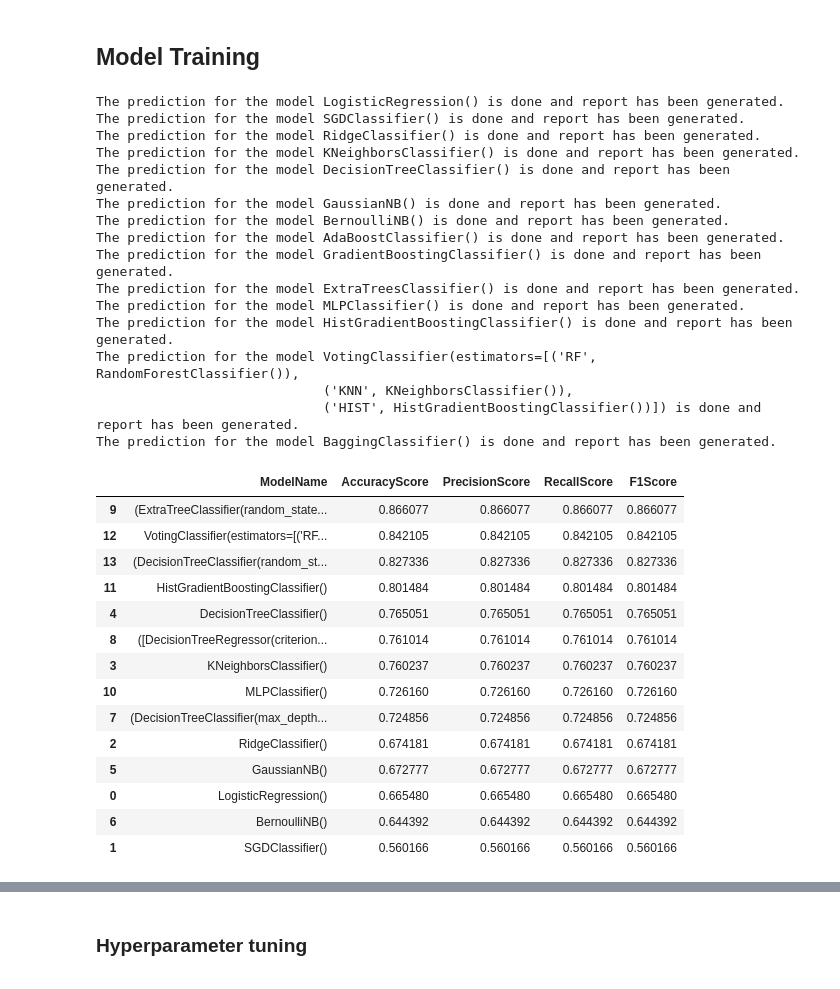
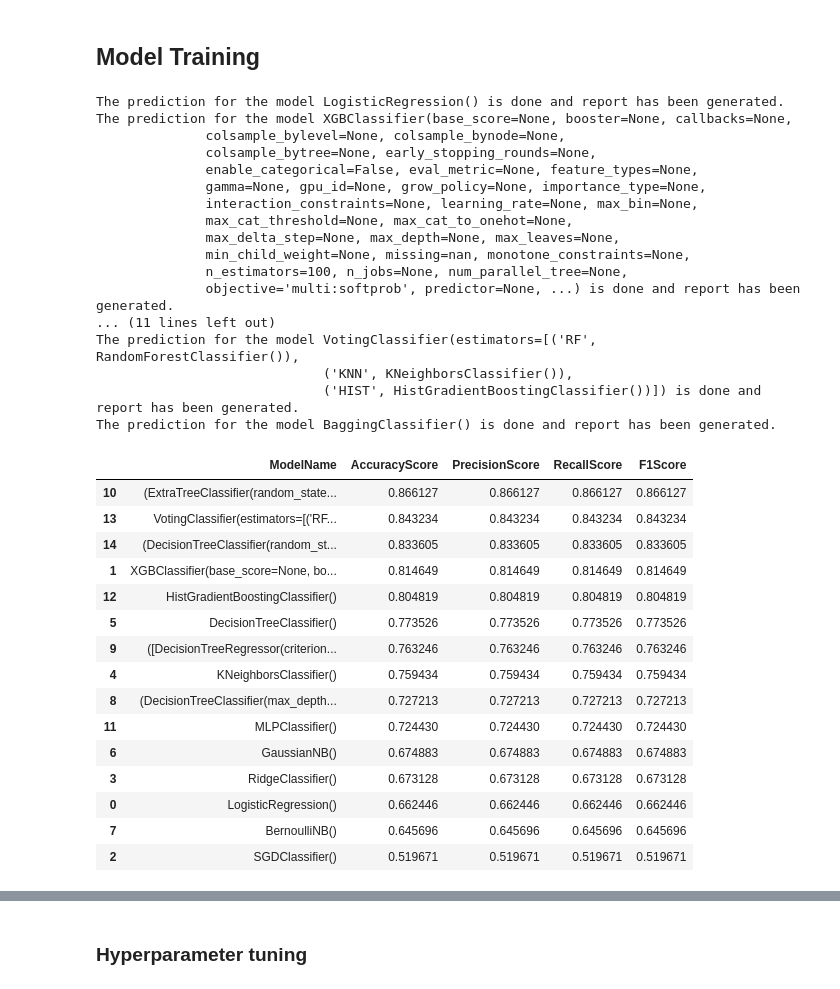
Before and after one commit to ptrGSKA/Credit_Score_Classification, a Jupyter notebook: credit_score_classification.ipynb, the cells around one changed output, grey strips where cells are left out. Drawn from its saved outputs; the diff is of its cells as text; code cells hidden in the pictures.

```diff
--- a/credit_score_classification.ipynb
+++ b/credit_score_classification.ipynb
@@ -607,7 +612,7 @@ countPlotByCol('Num_Credit_Inquiries')
 # %% [markdown]
 ### Outstanding Debt cleaning
 # %%
-df_train['Outstanding_Debt'] = df_train['Outstanding_Debt'].astype('float64')
+df_train['Outstanding_Debt'] = df_train['Outstanding_Debt'].astype('float32')
 histPlotByCol('Outstanding_Debt')
 # %% [output]
 [figure]
@@ -670,7 +675,7 @@ histPlotByCol('Credit_History_Age')
 Imputing for each customer based on their monthly most amount invested monthly.
 # %%
 # Converting to numeric and imputing.
-df_train['Amount_invested_monthly'] = df_train['Amount_invested_monthly'].astype('float64')
+df_train['Amount_invested_monthly'] = df_train['Amount_invested_monthly'].astype('float32')
 outlierTreat('Amount_invested_monthly')
 groupImputer_mode('Amount_invested_monthly')
 
@@ -692,7 +697,7 @@ countPlotByCol('Payment_Behaviour')
 ### Monthly Balance cleaning
 # %%
 # Convert variabel to numeric and removing negative values.
-df_train['Monthly_Balance'] = df_train['Monthly_Balance'].astype('float64')
+df_train['Monthly_Balance'] = df_train['Monthly_Balance'].astype('float32')
 df_train.loc[df_train['Monthly_Balance'] < 0, 'Monthly_Balance'] = np.NaN
 
 # Imputing for the missing values.
@@ -883,16 +888,16 @@ def generateReport(filename, model, class_report, acc_score, prec_sore, rec_scor
         file.write('########## Report for the model: {} ########## \n \n'.format(model))
         file.write('------- Classification report -------- \n\n')
         file.write(str(class_report))
-        file.write('-------Accuracy Score -------- \n\n')
+        file.write('\n\n')
         file.write('Accuracy score: ')
         file.write(str(acc_score))
-        file.write('-------Precision Score -------- \n\n')
+        file.write('\n\n')
         file.write('Precision score: ')
         file.write(str(prec_sore))
-        file.write('-------Recall Score -------- \n\n')
+        file.write('\n\n')
         file.write('Recall score: ')
         file.write(str(rec_score))
-        file.write('-------F1 Score -------- \n\n')
+        file.write('\n\n')
         file.write('F1 score: ')
         file.write(str(f1))
         file.write('\n\n -#-#-#-#-#-#-#-#-#-#-#-#-#-#-#-#-#-#-#-#-#-#-#-#-#-#-#-#-#-#-#-#-#-#-#-#-#- \n\n')
@@ -917,58 +922,60 @@ def train_Evaluate(filename,model, x,y,xt,yt):
     F1Score.append(f1)
 # %%
 # Classifiers to train and predict target label
-models = [LogisticRegression(), SGDClassifier(), RidgeClassifier(), KNeighborsClassifier(),
+models = [LogisticRegression(), XGBClassifier(), SGDClassifier(), RidgeClassifier(), KNeighborsClassifier(),
           DecisionTreeClassifier(), GaussianNB(), BernoulliNB(), AdaBoostClassifier(), GradientBoostingClassifier(),
           ExtraTreesClassifier(), MLPClassifier(), HistGradientBoostingClassifier(),
           VotingClassifier(estimators=[('RF',RandomForestClassifier()),
                                        ('KNN',KNeighborsClassifier()),
                                        ('HIST',HistGradientBoostingClassifier())],voting='hard'),
           BaggingClassifier()
          ]
 
 for model in models:
     train_Evaluate('model_report_unscaled.txt',model, X_train, y_train, X_test, y_test)
 
 # Creating a dataframe for final scores for each model
 ModelEvaluation = pd.DataFrame({'ModelName': ModelName,
                                 'AccuracyScore': AccuracyScore,
                                 'PrecisionScore': PrecisionScore,
                                 'RecallScore': RecallScore,
                                 'F1Score': F1Score}).sort_values('AccuracyScore', ascending = False)
 
 ModelEvaluation
 # %% [output]
 The prediction for the model LogisticRegression() is done and report has been generated.
-The prediction for the model SGDClassifier() is done and report has been generated.
-The prediction for the model RidgeClassifier() is done and report has been generated.
-The prediction for the model KNeighborsClassifier() is done and report has been generated.
-The prediction for the model DecisionTreeClassifier() is done and report has been generated.
-The prediction for the model GaussianNB() is done and report has been generated.
-The prediction for the model BernoulliNB() is done and report has been generated.
-The prediction for the model AdaBoostClassifier() is done and report has been generated.
-The prediction for the model GradientBoostingClassifier() is done and report has been generated.
-The prediction for the model ExtraTreesClassifier() is done and report has been generated.
-The prediction for the model MLPClassifier() is done and report has been generated.
-The prediction for the model HistGradientBoostingClassifier() is done and report has been generated.
+The prediction for the model XGBClassifier(base_score=None, booster=None, callbacks=None,
+              colsample_bylevel=None, colsample_bynode=None,
+              colsample_bytree=None, early_stopping_rounds=None,
+              enable_categorical=False, eval_metric=None, feature_types=None,
+              gamma=None, gpu_id=None, grow_policy=None, importance_type=None,
+              interaction_constraints=None, learning_rate=None, max_bin=None,
+              max_cat_threshold=None, max_cat_to_onehot=None,
+              max_delta_step=None, max_depth=None, max_leaves=None,
+              min_child_weight=None, missing=nan, monotone_constraints=None,
+              n_estimators=100, n_jobs=None, num_parallel_tree=None,
+              objective='multi:softprob', predictor=None, ...) is done and report has been generated.
+... (11 lines left out)
 The prediction for the model VotingClassifier(estimators=[('RF', RandomForestClassifier()),
                              ('KNN', KNeighborsClassifier()),
                              ('HIST', HistGradientBoostingClassifier())]) is done and report has been generated.
 The prediction for the model BaggingClassifier() is done and report has been generated.
 |  | ModelName | AccuracyScore | PrecisionScore | RecallScore | F1Score |
-| 9 | (ExtraTreeClassifier(random_state... | 0.866077 | 0.866077 | 0.866077 | 0.866077 |
-| 12 | VotingClassifier(estimators=[('RF... | 0.842105 | 0.842105 | 0.842105 | 0.842105 |
-| 13 | (DecisionTreeClassifier(random_st... | 0.827336 | 0.827336 | 0.827336 | 0.827336 |
-| 11 | HistGradientBoostingClassifier() | 0.801484 | 0.801484 | 0.801484 | 0.801484 |
-| 4 | DecisionTreeClassifier() | 0.765051 | 0.765051 | 0.765051 | 0.765051 |
-| 8 | ([DecisionTreeRegressor(criterion... | 0.761014 | 0.761014 | 0.761014 | 0.761014 |
-| 3 | KNeighborsClassifier() | 0.760237 | 0.760237 | 0.760237 | 0.760237 |
-| 10 | MLPClassifier() | 0.726160 | 0.726160 | 0.726160 | 0.726160 |
-| 7 | (DecisionTreeClassifier(max_depth... | 0.724856 | 0.724856 | 0.724856 | 0.724856 |
-| 2 | RidgeClassifier() | 0.674181 | 0.674181 | 0.674181 | 0.674181 |
-| 5 | GaussianNB() | 0.672777 | 0.672777 | 0.672777 | 0.672777 |
-| 0 | LogisticRegression() | 0.665480 | 0.665480 | 0.665480 | 0.665480 |
-| 6 | BernoulliNB() | 0.644392 | 0.644392 | 0.644392 | 0.644392 |
-| 1 | SGDClassifier() | 0.560166 | 0.560166 | 0.560166 | 0.560166 |
+| 10 | (ExtraTreeClassifier(random_state... | 0.866127 | 0.866127 | 0.866127 | 0.866127 |
+| 13 | VotingClassifier(estimators=[('RF... | 0.843234 | 0.843234 | 0.843234 | 0.843234 |
+| 14 | (DecisionTreeClassifier(random_st... | 0.833605 | 0.833605 | 0.833605 | 0.833605 |
+| 1 | XGBClassifier(base_score=None, bo... | 0.814649 | 0.814649 | 0.814649 | 0.814649 |
+| 12 | HistGradientBoostingClassifier() | 0.804819 | 0.804819 | 0.804819 | 0.804819 |
+| 5 | DecisionTreeClassifier() | 0.773526 | 0.773526 | 0.773526 | 0.773526 |
+| 9 | ([DecisionTreeRegressor(criterion... | 0.763246 | 0.763246 | 0.763246 | 0.763246 |
+| 4 | KNeighborsClassifier() | 0.759434 | 0.759434 | 0.759434 | 0.759434 |
+| 8 | (DecisionTreeClassifier(max_depth... | 0.727213 | 0.727213 | 0.727213 | 0.727213 |
+| 11 | MLPClassifier() | 0.724430 | 0.724430 | 0.724430 | 0.724430 |
+| 6 | GaussianNB() | 0.674883 | 0.674883 | 0.674883 | 0.674883 |
+| 3 | RidgeClassifier() | 0.673128 | 0.673128 | 0.673128 | 0.673128 |
+| 0 | LogisticRegression() | 0.662446 | 0.662446 | 0.662446 | 0.662446 |
+| 7 | BernoulliNB() | 0.645696 | 0.645696 | 0.645696 | 0.645696 |
+| 2 | SGDClassifier() | 0.519671 | 0.519671 | 0.519671 | 0.519671 |
 # %%
 # Scaling our date for better performance
 scaler = StandardScaler()
```
Also changed, not shown: parts of 22 cells of this notebook, 2 other files.
